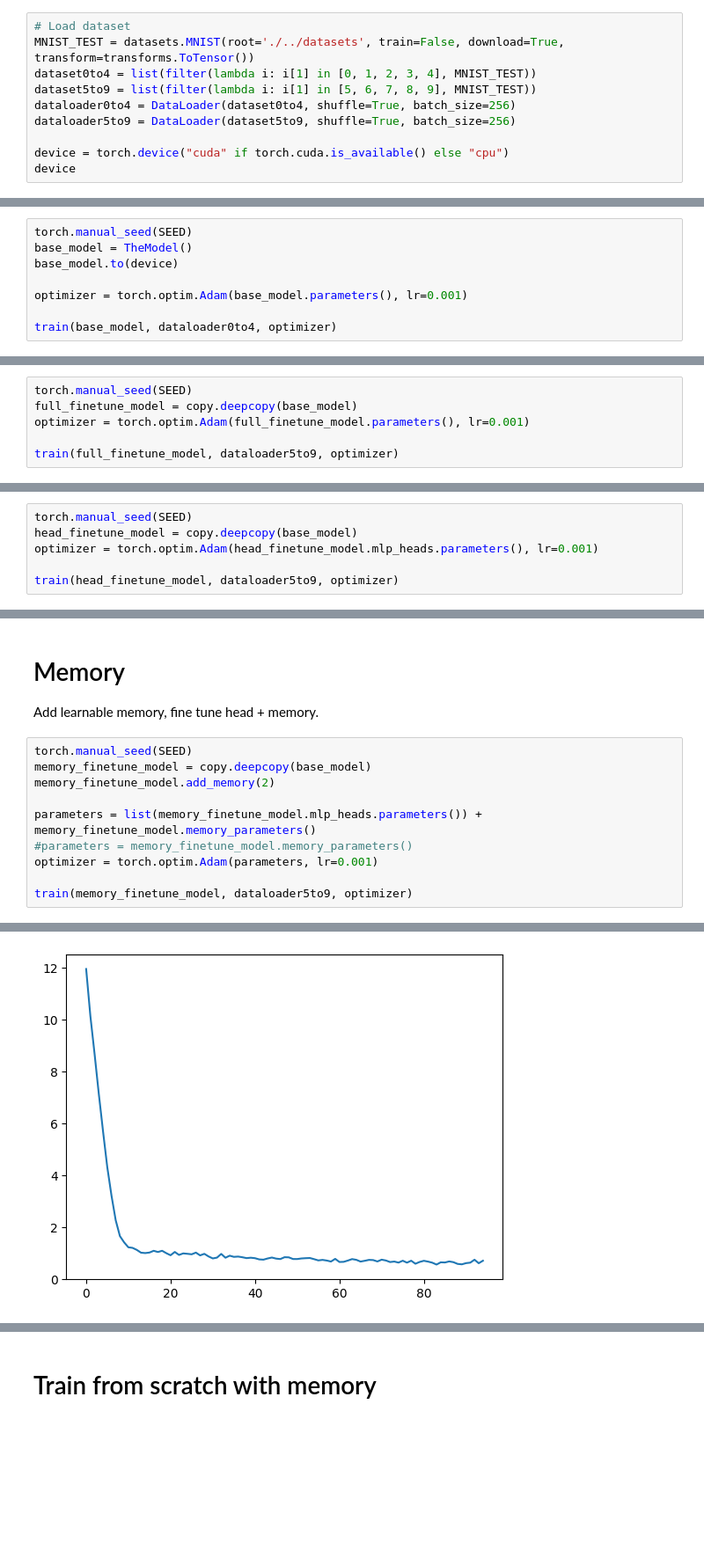
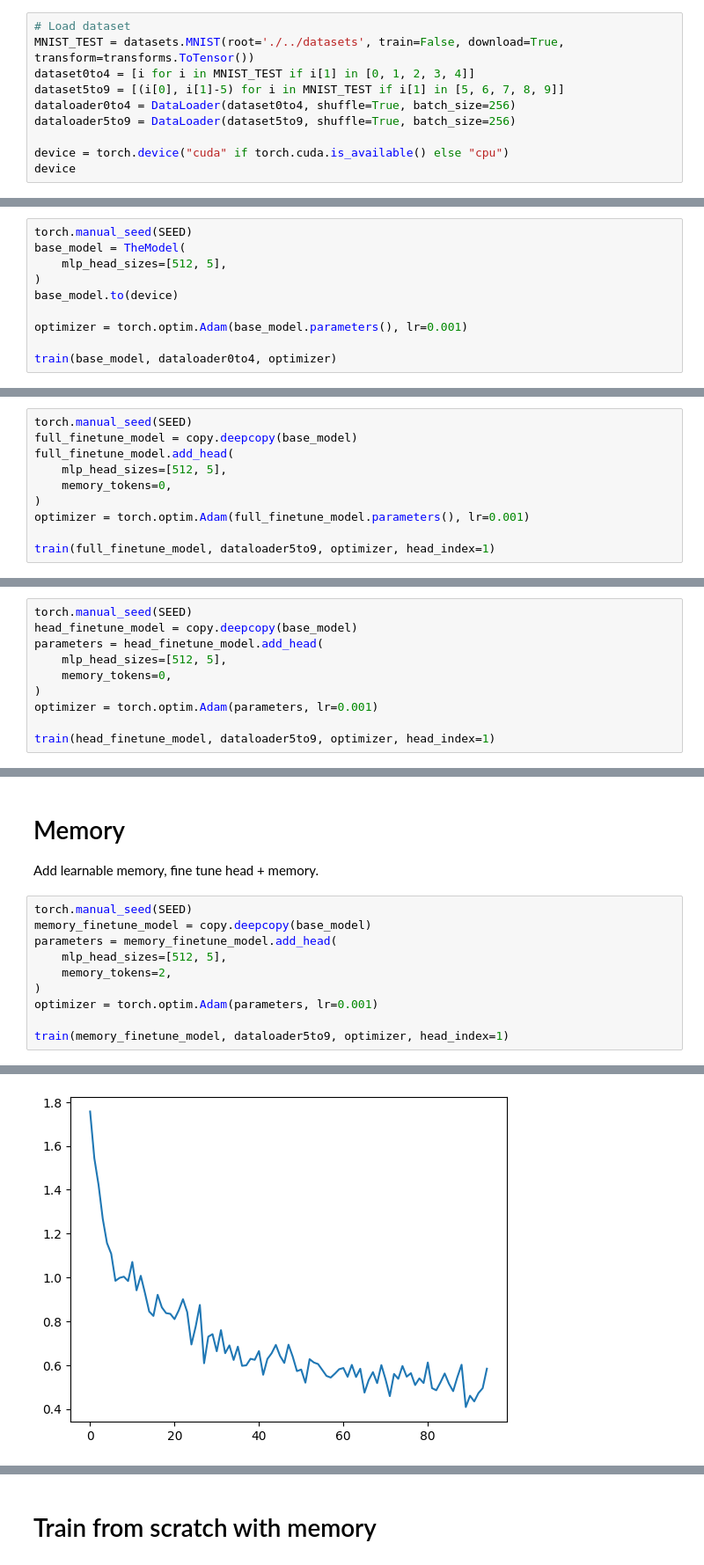
Before and after one commit to necrashter/transformers-learnable-memory, a Jupyter notebook: 502 Project MNIST.ipynb, the cells around one changed output, grey strips where cells are left out. Shown: that part at 88% size. Drawn from its saved outputs; the diff is of its cells as text; blank space fills up the shorter version.

```diff
--- a/502 Project MNIST.ipynb
+++ b/502 Project MNIST.ipynb
@@ -16,8 +16,8 @@ from model import *
 # %%
 # Load dataset
 MNIST_TEST = datasets.MNIST(root='./../datasets', train=False, download=True, transform=transforms.ToTensor())
-dataset0to4 = list(filter(lambda i: i[1] in [0, 1, 2, 3, 4], MNIST_TEST))
-dataset5to9 = list(filter(lambda i: i[1] in [5, 6, 7, 8, 9], MNIST_TEST))
+dataset0to4 = [i for i in MNIST_TEST if i[1] in [0, 1, 2, 3, 4]]
+dataset5to9 = [(i[0], i[1]-5) for i in MNIST_TEST if i[1] in [5, 6, 7, 8, 9]]
 dataloader0to4 = DataLoader(dataset0to4, shuffle=True, batch_size=256)
 dataloader5to9 = DataLoader(dataset5to9, shuffle=True, batch_size=256)
 
@@ -80,7 +80,9 @@ def eval_model(model, dataloader,
 # Base Model
 # %%
 torch.manual_seed(SEED)
-base_model = TheModel()
+base_model = TheModel(
+    mlp_head_sizes=[512, 5],
+)
 base_model.to(device)
 
 optimizer = torch.optim.Adam(base_model.parameters(), lr=0.001)
@@ -104,7 +104,11 @@ eval_model(base_model, dataloader5to9)
 # %%
 torch.manual_seed(SEED)
 full_finetune_model = copy.deepcopy(base_model)
+full_finetune_model.add_head(
+    mlp_head_sizes=[512, 5],
+    memory_tokens=0,
+)
 optimizer = torch.optim.Adam(full_finetune_model.parameters(), lr=0.001)
 
-train(full_finetune_model, dataloader5to9, optimizer)
+train(full_finetune_model, dataloader5to9, optimizer, head_index=1)
 # %% [output]
@@ -125,7 +129,11 @@ eval_model(full_finetune_model, dataloader5to9)
 # %%
 torch.manual_seed(SEED)
 head_finetune_model = copy.deepcopy(base_model)
-optimizer = torch.optim.Adam(head_finetune_model.mlp_heads.parameters(), lr=0.001)
+parameters = head_finetune_model.add_head(
+    mlp_head_sizes=[512, 5],
+    memory_tokens=0,
+)
+optimizer = torch.optim.Adam(parameters, lr=0.001)
 
-train(head_finetune_model, dataloader5to9, optimizer)
+train(head_finetune_model, dataloader5to9, optimizer, head_index=1)
 # %% [output]
@@ -148,11 +156,11 @@ Add learnable memory, fine tune head + memory.
 # %%
 torch.manual_seed(SEED)
 memory_finetune_model = copy.deepcopy(base_model)
-memory_finetune_model.add_memory(2)
-
-parameters = list(memory_finetune_model.mlp_heads.parameters()) + memory_finetune_model.memory_parameters()
-#parameters = memory_finetune_model.memory_parameters()
+parameters = memory_finetune_model.add_head(
+    mlp_head_sizes=[512, 5],
+    memory_tokens=2,
+)
 optimizer = torch.optim.Adam(parameters, lr=0.001)
 
-train(memory_finetune_model, dataloader5to9, optimizer)
+train(memory_finetune_model, dataloader5to9, optimizer, head_index=1)
 # %% [output]
@@ -164,2 +172,2 @@ Epoch 5/5 loss: 0.64
-[figure, old version]
+[figure, new version]
 # %%
```
Also changed, not shown: parts of 14 cells of this notebook, 1 other file.
